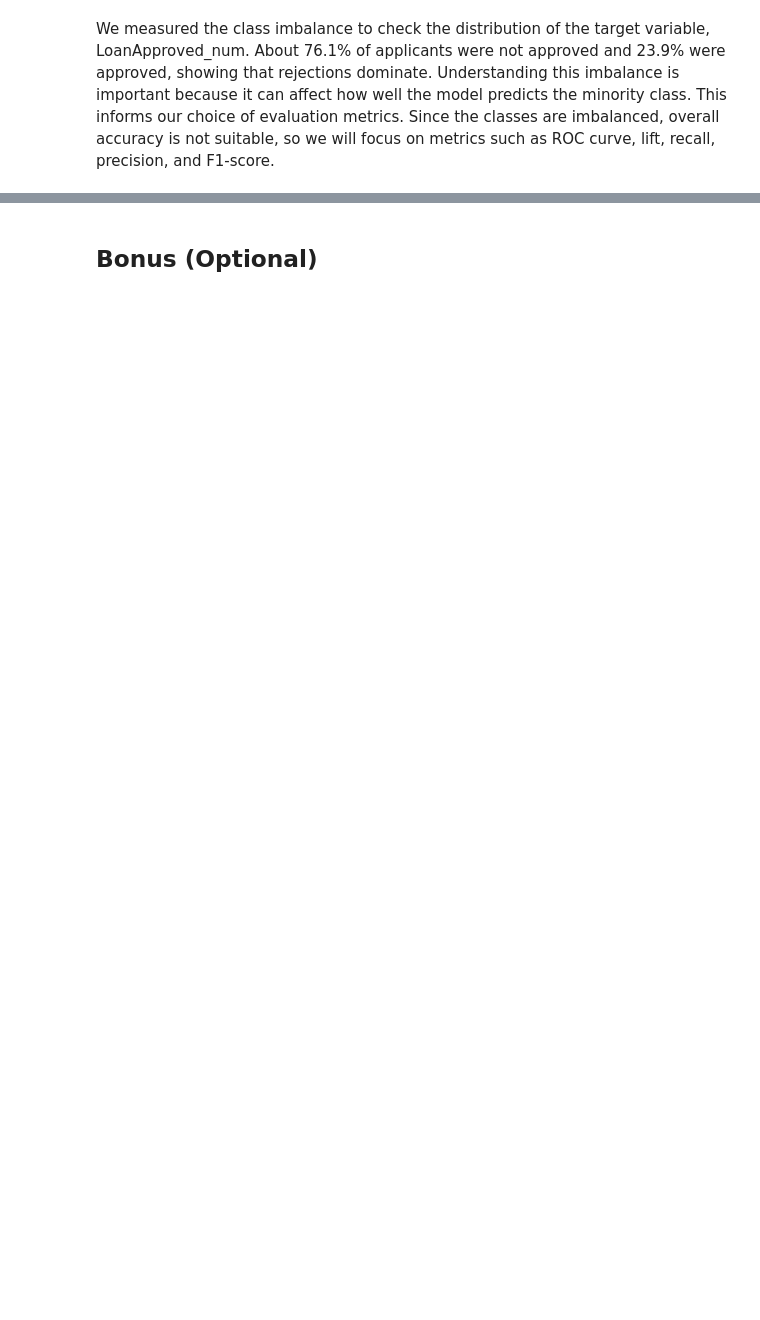
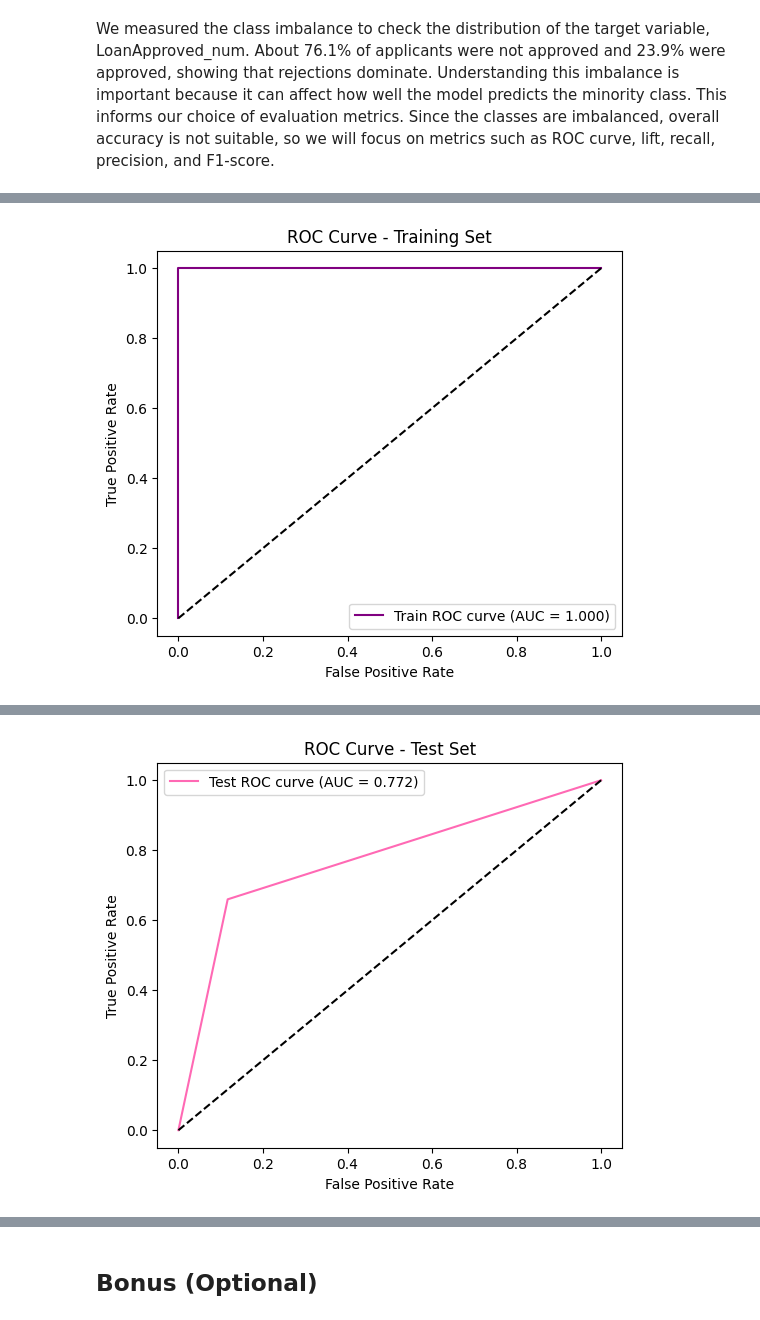
Before and after one commit to faridaikram/W2025, a Jupyter notebook: Classification_Mini_Project.ipynb, the cells around one changed output, grey strips where cells are left out. Saved outputs shown, nothing was run; the diff lists cells and outputs as text; code cells hidden in the pictures; blank space fills up the shorter version.

```diff
--- a/Classification_Mini_Project.ipynb
+++ b/Classification_Mini_Project.ipynb
@@ -405,22 +405,20 @@ We decided to drop the ApplicationNumber and BankruptcyHistory columns from our
 # %% [markdown]
 ## Modelling
 # %%
+
+# Select only numeric columns for X
+X = df_encoded.select_dtypes(include=[np.number]).drop('LoanApproved_num', axis=1)
+y = df_encoded['LoanApproved_num']
+
 from sklearn.model_selection import train_test_split
 from sklearn.tree import DecisionTreeClassifier
 
-# Define features and target
-X = df_encoded.drop('LoanApproved_num', axis=1)  # all predictors except target
-y = df_encoded['LoanApproved_num']               # target variable
-
-# Split into training and testing sets (70/30 split)
+# Split into training and test sets
 X_train, X_test, y_train, y_test = train_test_split(X, y, test_size=0.3, random_state=42)
 
-# Initialize Decision Tree with default hyperparameters
+# Initialize and train the Decision Tree
 tree_clf = DecisionTreeClassifier(random_state=42)
-
-# Train the model
 tree_clf.fit(X_train, y_train)
 
-# Display the model object to confirm training
-tree_clf
+tree_clf  # confirms training
 # %% [output]
@@ -473,0 +450,54 @@ print_score(tree_clf, X_train, y_train, X_test, y_test, train=False)  # Test set
+# %%
+# Evaluation of Decision Tree Model
+from sklearn.metrics import precision_score, recall_score, f1_score, confusion_matrix, roc_auc_score, roc_curve
+import matplotlib.pyplot as plt
+import seaborn as sns
+
+def evaluate_model(clf, X_train, y_train, X_test, y_test):
+    # ---- TRAINING METRICS ----
+    y_train_pred = clf.predict(X_train)
+    y_train_proba = clf.predict_proba(X_train)[:,1]  # probability for positive class
+
+    print("TRAINING METRICS")
+    print("===============================================")
+    print(f"Precision: {precision_score(y_train, y_train_pred):.3f}")
+    print(f"Recall:    {recall_score(y_train, y_train_pred):.3f}")
+    print(f"F1-Score:  {f1_score(y_train, y_train_pred):.3f}")
+    print(f"Confusion Matrix:\n{confusion_matrix(y_train, y_train_pred)}")
+    print(f"ROC-AUC:   {roc_auc_score(y_train, y_train_proba):.3f}")
+
+    fpr_train, tpr_train, _ = roc_curve(y_train, y_train_proba)
+    plt.figure(figsize=(6,5))
+    plt.plot(fpr_train, tpr_train, color='purple', label=f'Train ROC curve (AUC = {roc_auc_score(y_train, y_train_proba):.3f})')
+    plt.plot([0,1], [0,1], 'k--')
+    plt.xlabel('False Positive Rate')
+    plt.ylabel('True Positive Rate')
+    plt.title('ROC Curve - Training Set')
+    plt.legend()
+    plt.show()
+
+    # ---- TEST METRICS ----
+    y_test_pred = clf.predict(X_test)
+    y_test_proba = clf.predict_proba(X_test)[:,1]
+
+    print("\nTEST METRICS")
+    print("===============================================")
+    print(f"Precision: {precision_score(y_test, y_test_pred):.3f}")
+    print(f"Recall:    {recall_score(y_test, y_test_pred):.3f}")
+    print(f"F1-Score:  {f1_score(y_test, y_test_pred):.3f}")
+    print(f"Confusion Matrix:\n{confusion_matrix(y_test, y_test_pred)}")
+    print(f"ROC-AUC:   {roc_auc_score(y_test, y_test_proba):.3f}")
+
+    fpr_test, tpr_test, _ = roc_curve(y_test, y_test_proba)
+    plt.figure(figsize=(6,5))
+    plt.plot(fpr_test, tpr_test, color='hotpink', label=f'Test ROC curve (AUC = {roc_auc_score(y_test, y_test_proba):.3f})')
+    plt.plot([0,1], [0,1], 'k--')
+    plt.xlabel('False Positive Rate')
+    plt.ylabel('True Positive Rate')
+    plt.title('ROC Curve - Test Set')
+    plt.legend()
+    plt.show()
+
+# Call the function for your trained model
+evaluate_model(tree_clf, X_train, y_train, X_test, y_test)
+# %% [output]
@@ -473,0 +513 @@ print_score(tree_clf, X_train, y_train, X_test, y_test, train=False)  # Test set
+[figure, added]
@@ -473,0 +523 @@ print_score(tree_clf, X_train, y_train, X_test, y_test, train=False)  # Test set
+[figure, added]
```
Also changed, not shown: parts of 9 cells of this notebook.
